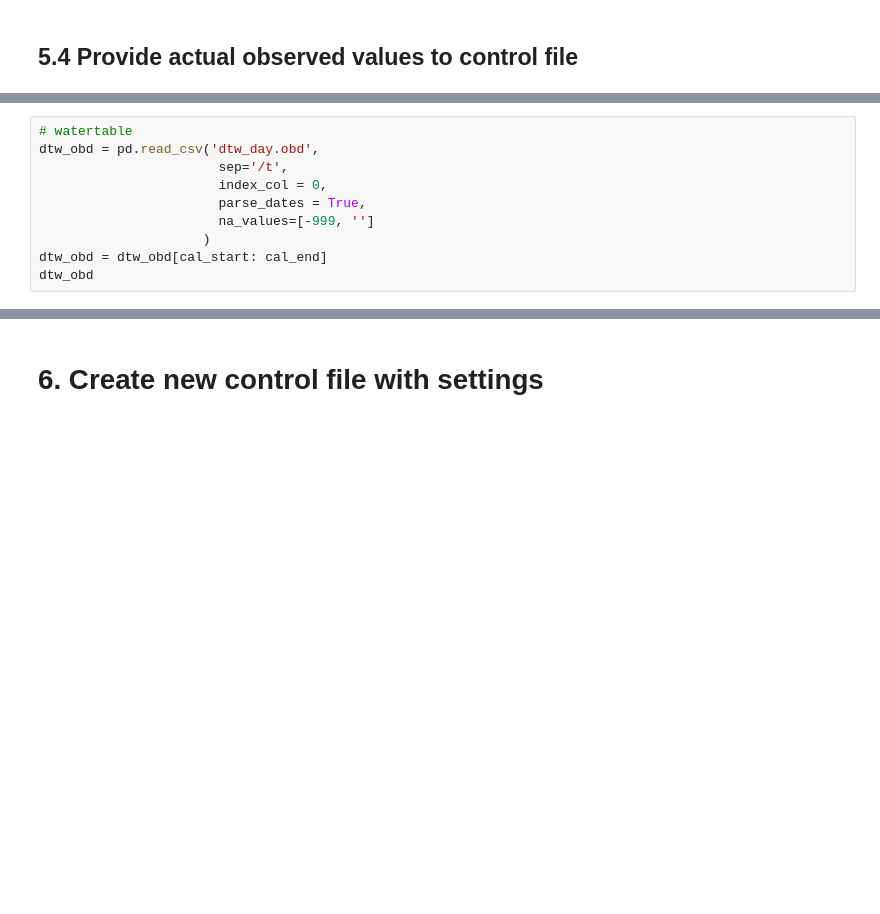
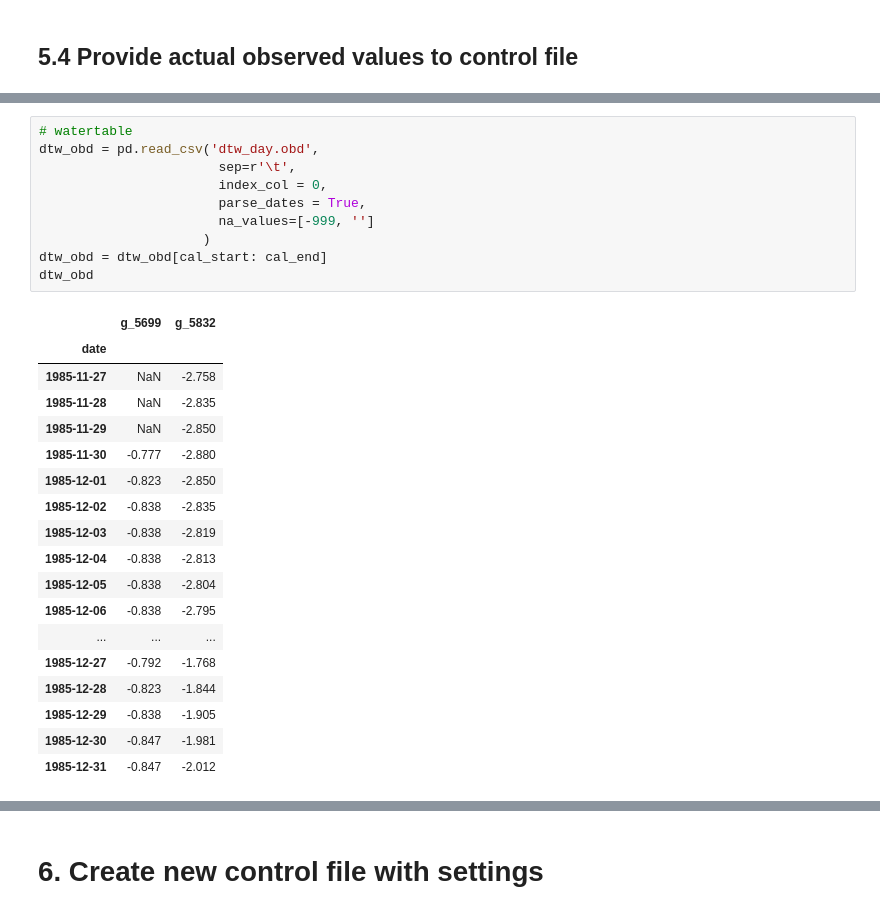
Before and after one commit to spark-brc/swatmf, a Jupyter notebook: tutorials/01_zon_setup.ipynb, the cells around one changed output, grey strips where cells are left out. Cells and saved outputs as stored; diff of their text form; blank space fills up the shorter version.

```diff
--- a/tutorials/01_zon_setup.ipynb
+++ b/tutorials/01_zon_setup.ipynb
@@ -264,13 +367,32 @@ stf_obd
 # %%
 # watertable
 dtw_obd = pd.read_csv('dtw_day.obd',
-                       sep='/t',
+                       sep=r'\t',
                        index_col = 0,
                        parse_dates = True,
                        na_values=[-999, '']
                      )
 dtw_obd = dtw_obd[cal_start: cal_end]
 dtw_obd
+# %% [output]
+|  | g_5699 | g_5832 |
+| date |  |  |
+| 1985-11-27 | NaN | -2.758 |
+| 1985-11-28 | NaN | -2.835 |
+| 1985-11-29 | NaN | -2.850 |
+| 1985-11-30 | -0.777 | -2.880 |
+| 1985-12-01 | -0.823 | -2.850 |
+| 1985-12-02 | -0.838 | -2.835 |
+| 1985-12-03 | -0.838 | -2.819 |
+| 1985-12-04 | -0.838 | -2.813 |
+| 1985-12-05 | -0.838 | -2.804 |
+| 1985-12-06 | -0.838 | -2.795 |
+| ... | ... | ... |
+| 1985-12-27 | -0.792 | -1.768 |
+| 1985-12-28 | -0.823 | -1.844 |
+| 1985-12-29 | -0.838 | -1.905 |
+| 1985-12-30 | -0.847 | -1.981 |
+| 1985-12-31 | -0.847 | -2.012 |
 # %%
 # Get sub list based on obd order
 obd_order = []
```
Also changed, not shown: parts of 33 cells of this notebook, 10 other files.
